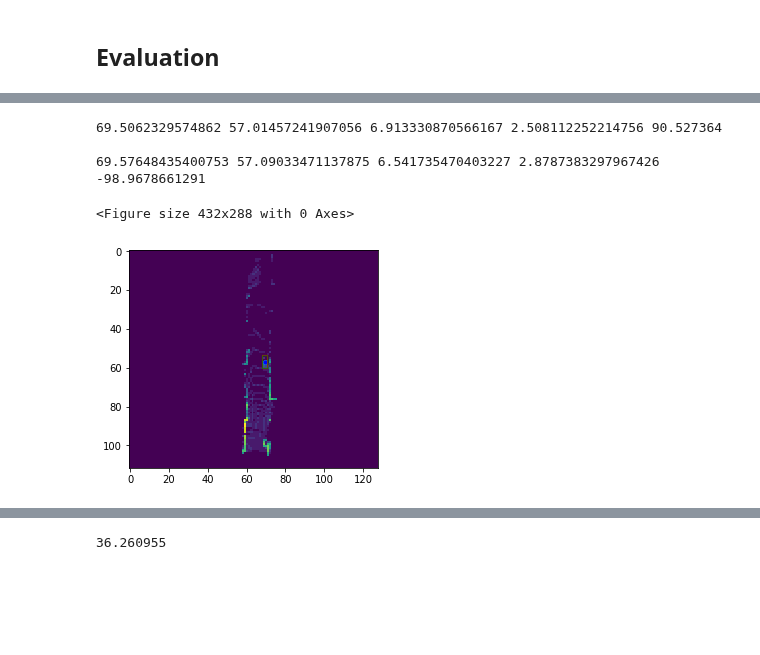
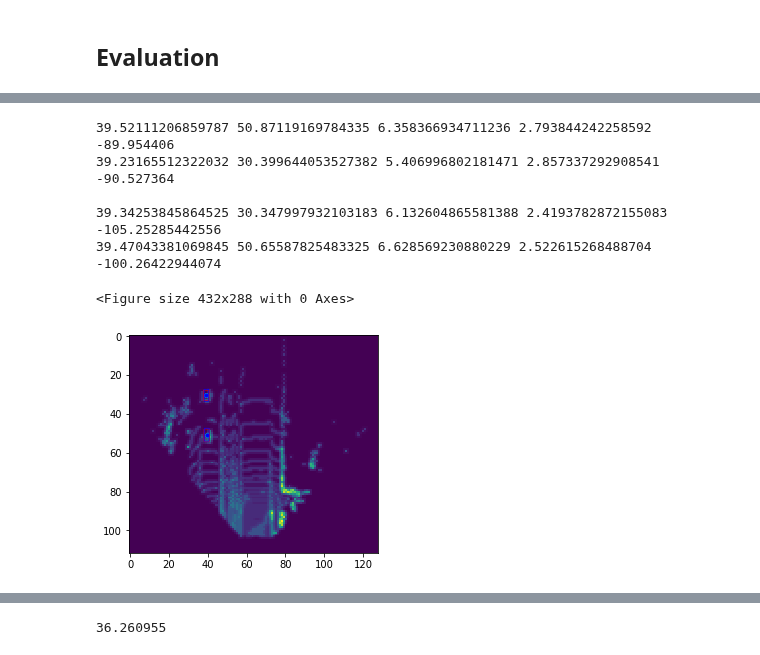
Before and after one commit to marmohamed/Multi-Modal-Fusion-For-3d-Object-Detection, a Jupyter notebook: src/Notebooks/Model Evaluation-Copy1.ipynb, the cells around one changed output, grey strips where cells are left out. Saved outputs shown, nothing was run; the diff lists cells and outputs as text; code cells hidden in the pictures; blank space fills up the shorter version.

```diff
--- a/src/Notebooks/Model Evaluation-Copy1.ipynb
+++ b/src/Notebooks/Model Evaluation-Copy1.ipynb
@@ -748,7 +750,7 @@ list_lidar_paths = list(map(lambda x: base_path+'/data_object_velodyne/training/
 list_label_paths = list(map(lambda x: base_path + '/data_object_label_2/training/label_2/' + x + '.txt', list_files))
 list_calib_paths = list(map(lambda x: base_path + '/data_object_calib/training/calib/' + x + '.txt', list_files))
 # %%
-i_c = 5
+i_c = 2
 current_file = list_files[i_c]
 current_file
 # %% [output]
@@ -1260,35 +944,41 @@ print()
 # %%
-def convert_prediction_into_real_values2(label_tensor, truth_value=None,
+def convert_prediction_into_real_values3(label_tensor, truth_value=None,
             anchors=np.array([3.9, 1.6, 1.5]),
             input_size=(448, 512), output_size=(112, 128), is_label=False, th=0.5):
 
     ratio = input_size[0] // output_size[0]
     result = []
-    ones_index = np.where(sigmoid(label_tensor[:, :,  -1])>=th)
+    ones_index = np.where(sigmoid(label_tensor[:, :, :, -1])>=th)
     if truth_value is not None:
-        ones_index = np.where(truth_value[:, :, -1]>=th)
+        ones_index = np.where(truth_value[:, :, :, -1]>=th)
     if len(ones_index) > 0 and len(ones_index[0]) > 0:
         for i in range(0, len(ones_index[0]), 1):
             x = ones_index[0][i]
             y = ones_index[1][i]
 
-            out = np.copy(label_tensor[ones_index[0][i], ones_index[1][i], :])
+            out = np.copy(label_tensor[ones_index[0][i], ones_index[1][i], ones_index[2][i], :])
             anchor = np.array([x+0.5, y+0.5, 0.5, anchors[0], anchors[1], anchors[2]])
 
-#             mins = np.array([-0.5, -0.5, -0.5, 0.7, 0.1, 0.1, -1.1, -1.1])
-#             maxs = np.array([0.5, 0.5, 0.5, 1.9, 0.75, 0.91, 1.1, 1.1])
-#             print(out[:3])
-#             out[:8] = ((out[:8] + 1) / 2) * (maxs - mins) + mins
+            mins = np.array([-0.5, -0.5, 0, 0.8, 0.3, 0.13, -1.1, -1.1])
+            maxs = np.array([0.5, 0.5, 1, 2.6, 1.4, 0.82, 1.1, 1.1])
+
+            out[3:6] = ((np.tanh(out[3:6]) + 1) / 2) * (maxs[3:6] - mins[3:6]) + mins[3:6]
 
             out[3:6] = np.exp(out[3:6])
-            print(out[:3])
-            out[:3] = out[:3] + anchor[:3]
-            print(out[:3])
-            out[:2] = out[:2] * ratio
+
+            out[:3] = sigmoid(out[:3]) - 0.5 + anchor[:3]
+
             out[2] = out[2] * 35
-            print(out[:3])
+
+            k = ones_index[2][i]
+            if not is_label:
+              out[6] = sigmoid(out[6]) * np.pi/2 - np.pi/4
+            if k == 0 and out[6] < 0:
+                out[6] = out[6] + np.pi
+
+            out[6] = out[6] + k * (np.pi/2)
 
             result.append(out)
-            print('---')
+#             print('---')
 
     return np.array(result)
@@ -1295,12 +1032,8 @@ def convert_prediction_into_real_values2(label_tensor, truth_value=None,
 # %%
 th=0.00001
 truth_value = feed_dict[model.y_true][0, :, :, :, :]
-# truth_value = None
 converted_points = convert_prediction_into_real_values3(final_output[0, :, :, :, :], truth_value=truth_value, th=th)
-# print(converted_points)
-# converted_points = convert_prediction_into_real_values(final_output[0, :, :, :, :], th=th)
 points = get_points2(converted_points, list_calib_paths[i_c], th=th)
-# print(points)
 res = '\n'.join([' '.join([str(l) for l in points[i]]) for i in range(len(points))])
 
 
@@ -1335,9 +1068,9 @@ data_reader_obj.label_reader = LabelReader('./' + current_file + '.txt',
                                            rot, tr, sc, ang, data_reader_obj.calib_reader,
                                         get_actual_dims=True,
                                         from_file=True, fliplr=fliplr)
-data_reader_obj.label_reader.size = (448//4, 512//4, 40)
+data_reader_obj.label_reader.size = (448//4, 512//4, 35)
 _, label_bev, _ = data_reader_obj.read_label()
-data_reader_obj.label_reader.get_actual_dims = False
+data_reader_obj.label_reader.get_actual_dims = True
 _, label_bev2, _ = data_reader_obj.read_label()
 
 plt.clf()
@@ -1373,36 +1106,38 @@ print()
 
 for i in range(0, len(label_bev)):
     w = label_bev[i][3]
     h = label_bev[i][4]
     x = label_bev[i][0]
     y = label_bev[i][1]
     print(y, x, w, h, -label_bev[i][6]*57.2958)
     ax.scatter(y, x, s=10, c='b')
     polygon = convert5Pointto8Point(y, x, w, h, -label[i][6]*57.2958)
     xs = polygon[0::2]
     ys = polygon[1::2]
     l = []
     for j in range(4):
         l.append([xs[j], ys[j]])
 
 #     if i == 2:
 #         c = 'c'
 #     else:
 #         c = 'g'
 
     rect = patches.Polygon(l,linewidth=0.75,edgecolor=c,facecolor='none')
     ax.add_patch(rect)
 
 print()
 
 
 plt.show()
 # %% [output]
-69.5062329574862 57.01457241907056 6.913330870566167 2.508112252214756 90.527364
+39.52111206859787 50.87119169784335 6.358366934711236 2.793844242258592 -89.954406
+39.23165512322032 30.399644053527382 5.406996802181471 2.857337292908541 -90.527364
 
-69.57648435400753 57.09033471137875 6.541735470403227 2.8787383297967426 -98.9678661291
+39.34253845864525 30.347997932103183 6.132604865581388 2.4193782872155083 -105.25285442556
+39.47043381069845 50.65587825483325 6.628569230880229 2.522615268488704 -100.26422944074
 <Figure size 432x288 with 0 Axes>
-[figure, old version]
+[figure, new version]
 # %%
 # Create figure and axes
 plt.clf()
```
Also changed, not shown: parts of 56 cells of this notebook, 11 other files.
